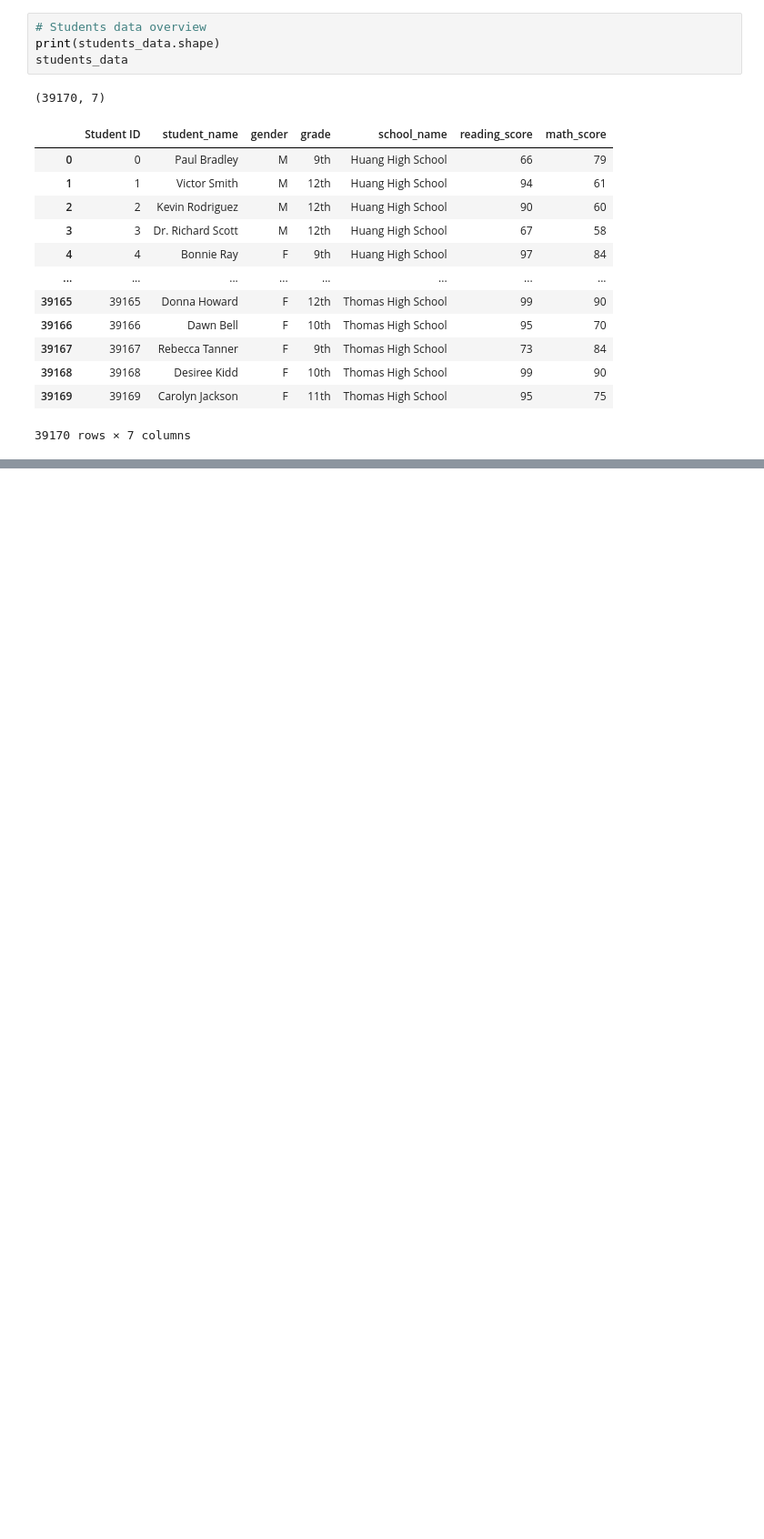
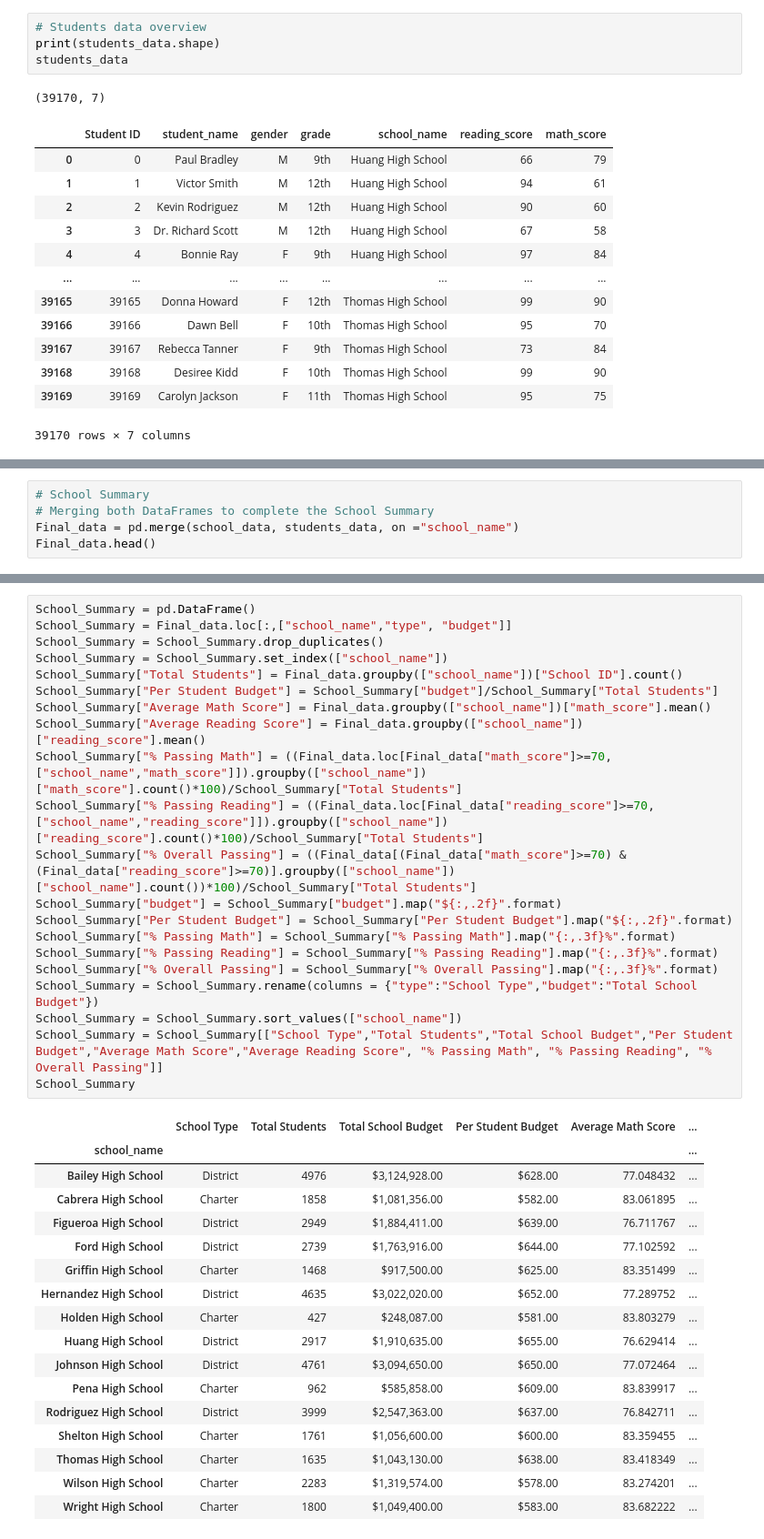
Before and after one commit to mariasierralizarazo/pandas-challenge, a Jupyter notebook: PyCitySchools/PyCitySchools.ipynb, the cells around one changed output, grey strips where cells are left out. Shown at 91% size. Drawn from its saved outputs; the diff is of its cells as text; blank space fills up the shorter version.

```diff
--- a/PyCitySchools/PyCitySchools.ipynb
+++ b/PyCitySchools/PyCitySchools.ipynb
@@ -77,0 +86,5 @@ District_summary
+# %%
+# School Summary
+# Merging both DataFrames to complete the School Summary
+Final_data = pd.merge(school_data, students_data, on ="school_name")
+Final_data.head()
@@ -77,0 +98,39 @@ District_summary
+# %%
+School_Summary = pd.DataFrame()
+School_Summary = Final_data.loc[:,["school_name","type", "budget"]]
+School_Summary = School_Summary.drop_duplicates()
+School_Summary = School_Summary.set_index(["school_name"])
+School_Summary["Total Students"] = Final_data.groupby(["school_name"])["School ID"].count()
+School_Summary["Per Student Budget"] = School_Summary["budget"]/School_Summary["Total Students"]
+School_Summary["Average Math Score"] = Final_data.groupby(["school_name"])["math_score"].mean()
+School_Summary["Average Reading Score"] = Final_data.groupby(["school_name"])["reading_score"].mean()
+School_Summary["% Passing Math"] = ((Final_data.loc[Final_data["math_score"]>=70,["school_name","math_score"]]).groupby(["school_name"])["math_score"].count()*100)/School_Summary["Total Students"]
+School_Summary["% Passing Reading"] = ((Final_data.loc[Final_data["reading_score"]>=70,["school_name","reading_score"]]).groupby(["school_name"])["reading_score"].count()*100)/School_Summary["Total Students"]
+School_Summary["% Overall Passing"] = ((Final_data[(Final_data["math_score"]>=70) & (Final_data["reading_score"]>=70)].groupby(["school_name"])["school_name"].count())*100)/School_Summary["Total Students"]
+School_Summary["budget"] = School_Summary["budget"].map("${:,.2f}".format)
+School_Summary["Per Student Budget"] = School_Summary["Per Student Budget"].map("${:,.2f}".format)
+School_Summary["% Passing Math"] = School_Summary["% Passing Math"].map("{:,.3f}%".format)
+School_Summary["% Passing Reading"] = School_Summary["% Passing Reading"].map("{:,.3f}%".format)
+School_Summary["% Overall Passing"] = School_Summary["% Overall Passing"].map("{:,.3f}%".format)
+School_Summary = School_Summary.rename(columns = {"type":"School Type","budget":"Total School Budget"})
+School_Summary = School_Summary.sort_values(["school_name"])
+School_Summary = School_Summary[["School Type","Total Students","Total School Budget","Per Student Budget","Average Math Score","Average Reading Score", "% Passing Math", "% Passing Reading", "% Overall Passing"]]
+School_Summary
+# %% [output]
+|  | School Type | Total Students | Total School Budget | Per Student Budget | Average Math Score | ... |
+| school_name |  |  |  |  |  | ... |
+| Bailey High School | District | 4976 | $3,124,928.00 | $628.00 | 77.048432 | ... |
+| Cabrera High School | Charter | 1858 | $1,081,356.00 | $582.00 | 83.061895 | ... |
+| Figueroa High School | District | 2949 | $1,884,411.00 | $639.00 | 76.711767 | ... |
+| Ford High School | District | 2739 | $1,763,916.00 | $644.00 | 77.102592 | ... |
+| Griffin High School | Charter | 1468 | $917,500.00 | $625.00 | 83.351499 | ... |
+| Hernandez High School | District | 4635 | $3,022,020.00 | $652.00 | 77.289752 | ... |
+| Holden High School | Charter | 427 | $248,087.00 | $581.00 | 83.803279 | ... |
+| Huang High School | District | 2917 | $1,910,635.00 | $655.00 | 76.629414 | ... |
+| Johnson High School | District | 4761 | $3,094,650.00 | $650.00 | 77.072464 | ... |
+| Pena High School | Charter | 962 | $585,858.00 | $609.00 | 83.839917 | ... |
+| Rodriguez High School | District | 3999 | $2,547,363.00 | $637.00 | 76.842711 | ... |
+| Shelton High School | Charter | 1761 | $1,056,600.00 | $600.00 | 83.359455 | ... |
+| Thomas High School | Charter | 1635 | $1,043,130.00 | $638.00 | 83.418349 | ... |
+| Wilson High School | Charter | 2283 | $1,319,574.00 | $578.00 | 83.274201 | ... |
+| Wright High School | Charter | 1800 | $1,049,400.00 | $583.00 | 83.682222 | ... |
```
Also changed, not shown: parts of 7 cells of this notebook.
